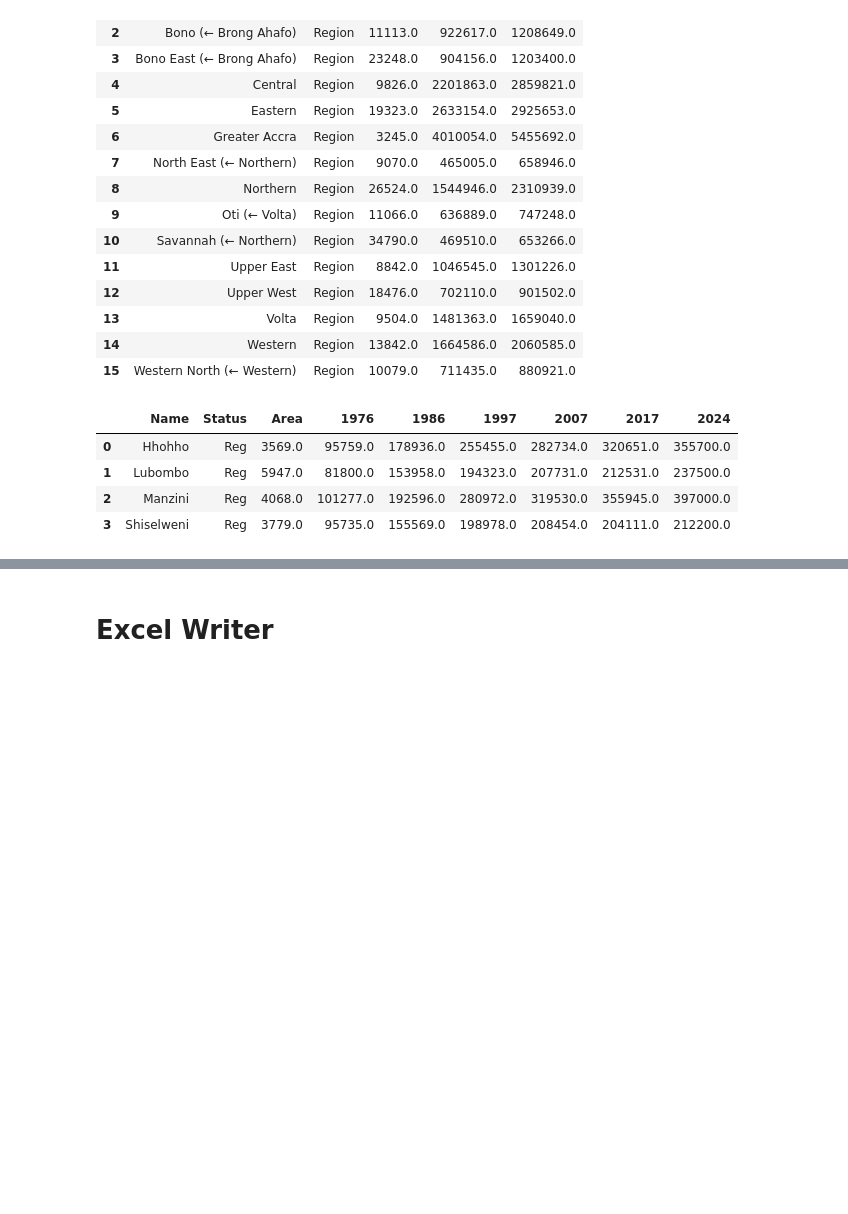
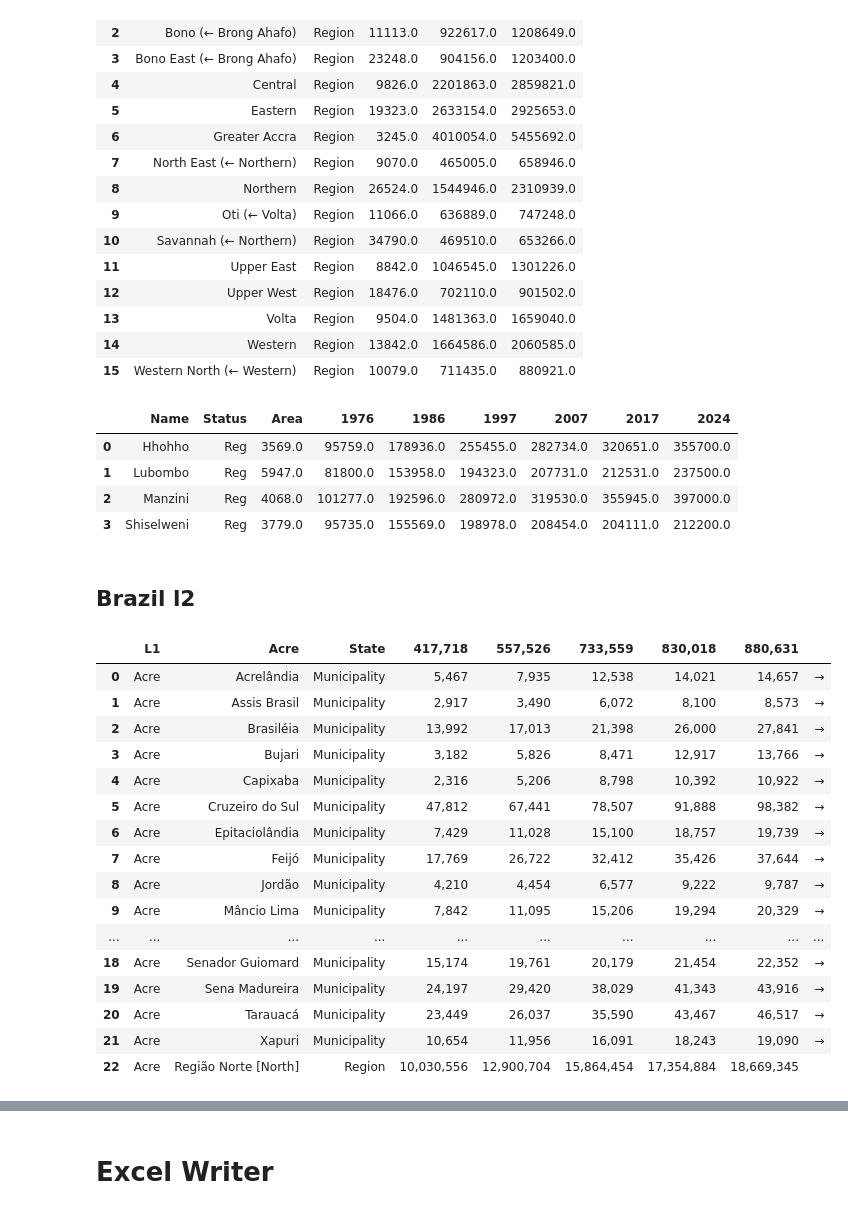
Before and after one commit to CabooseExia/Geospatial-practice, a Jupyter notebook: citypopulation_webscraper.ipynb, the cells around one changed output, grey strips where cells are left out. Drawn from its saved outputs; the diff is of its cells as text; code cells hidden in the pictures; blank space fills up the shorter version.

Commit message:
feat: added brazil l2 scraping (#7)

```diff
--- a/citypopulation_webscraper.ipynb
+++ b/citypopulation_webscraper.ipynb
@@ -433,3 +512,27 @@ eswatini_df
 | 1 | Lubombo | Reg | 5947.0 | 81800.0 | 153958.0 | 194323.0 | 207731.0 | 212531.0 | 237500.0 |
 | 2 | Manzini | Reg | 4068.0 | 101277.0 | 192596.0 | 280972.0 | 319530.0 | 355945.0 | 397000.0 |
 | 3 | Shiselweni | Reg | 3779.0 | 95735.0 | 155569.0 | 198978.0 | 208454.0 | 204111.0 | 212200.0 |
+# %% [markdown]
+## Brazil l2
+# %%
+page = requests.get(f"https://www.citypopulation.de/en/brazil/regiaonorte/admin/12__acre/")
+arce_df = make_df_l2(page)
+arce_df
+# %% [output]
+|  | L1 | Acre | State | 417,718 | 557,526 | 733,559 | 830,018 | 880,631 |  |
+| 0 | Acre | Acrelândia | Municipality | 5,467 | 7,935 | 12,538 | 14,021 | 14,657 | → |
+| 1 | Acre | Assis Brasil | Municipality | 2,917 | 3,490 | 6,072 | 8,100 | 8,573 | → |
+| 2 | Acre | Brasiléia | Municipality | 13,992 | 17,013 | 21,398 | 26,000 | 27,841 | → |
+| 3 | Acre | Bujari | Municipality | 3,182 | 5,826 | 8,471 | 12,917 | 13,766 | → |
+| 4 | Acre | Capixaba | Municipality | 2,316 | 5,206 | 8,798 | 10,392 | 10,922 | → |
+| 5 | Acre | Cruzeiro do Sul | Municipality | 47,812 | 67,441 | 78,507 | 91,888 | 98,382 | → |
+| 6 | Acre | Epitaciolândia | Municipality | 7,429 | 11,028 | 15,100 | 18,757 | 19,739 | → |
+| 7 | Acre | Feijó | Municipality | 17,769 | 26,722 | 32,412 | 35,426 | 37,644 | → |
+| 8 | Acre | Jordão | Municipality | 4,210 | 4,454 | 6,577 | 9,222 | 9,787 | → |
+| 9 | Acre | Mâncio Lima | Municipality | 7,842 | 11,095 | 15,206 | 19,294 | 20,329 | → |
+| ... | ... | ... | ... | ... | ... | ... | ... | ... | ... |
+| 18 | Acre | Senador Guiomard | Municipality | 15,174 | 19,761 | 20,179 | 21,454 | 22,352 | → |
+| 19 | Acre | Sena Madureira | Municipality | 24,197 | 29,420 | 38,029 | 41,343 | 43,916 | → |
+| 20 | Acre | Tarauacá | Municipality | 23,449 | 26,037 | 35,590 | 43,467 | 46,517 | → |
+| 21 | Acre | Xapuri | Municipality | 10,654 | 11,956 | 16,091 | 18,243 | 19,090 | → |
+| 22 | Acre | Região Norte [North] | Region | 10,030,556 | 12,900,704 | 15,864,454 | 17,354,884 | 18,669,345 |  |
```
Also changed, not shown: parts of 8 cells of this notebook.
